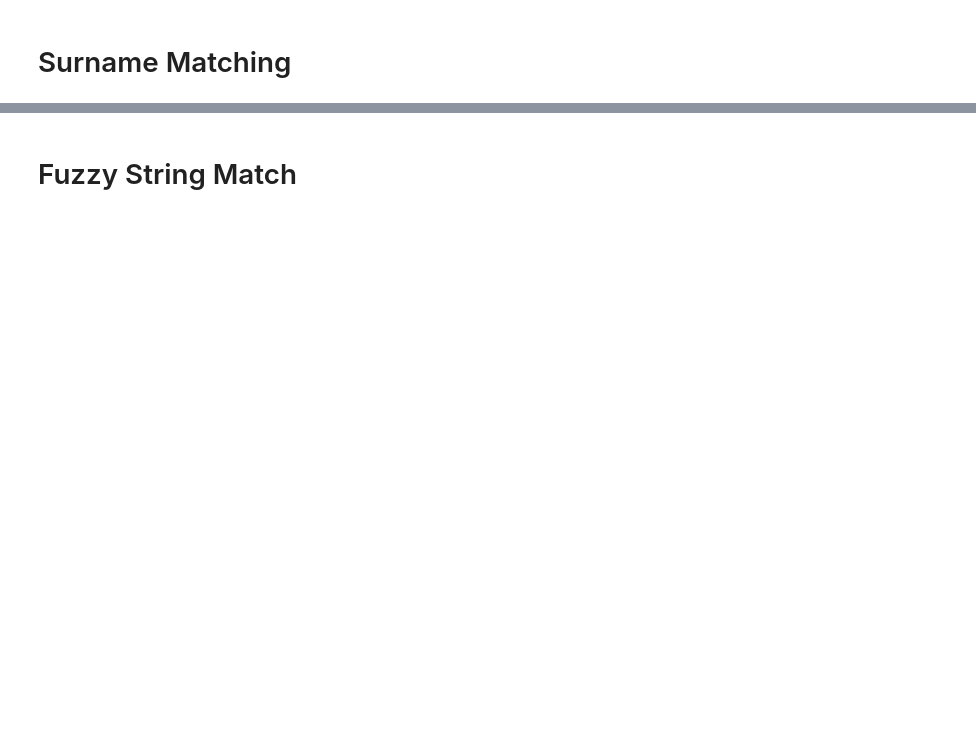
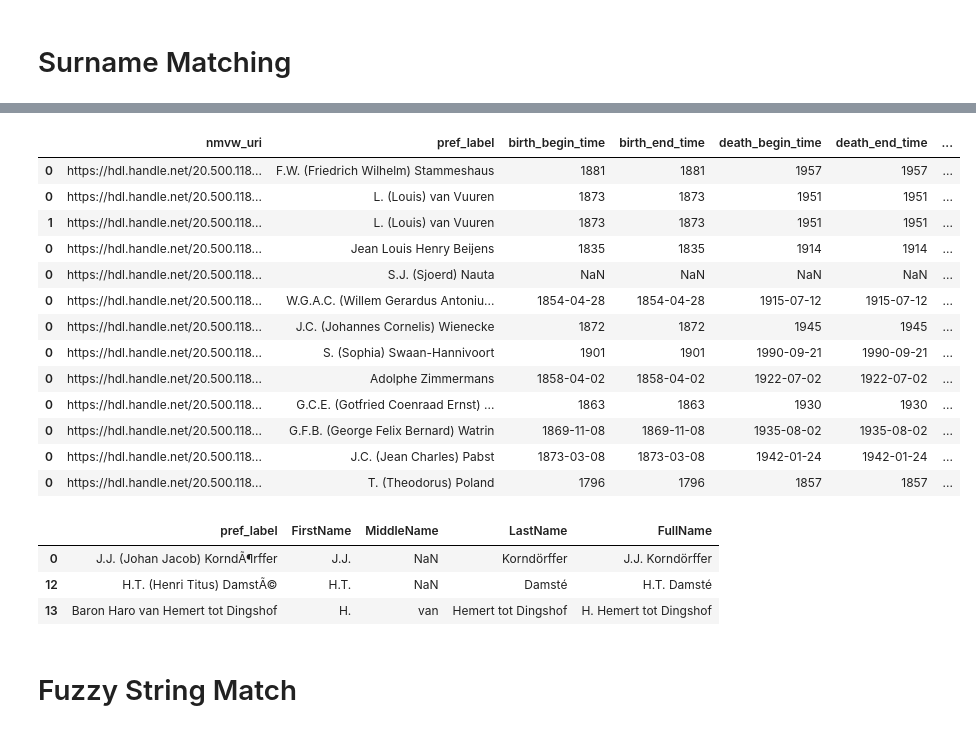
Before and after one commit to Shoilee/dh_entity_linking_v2, a Jupyter notebook: exp202/evaluation.ipynb, the cells around one changed output, grey strips where cells are left out. Cells and saved outputs as stored; diff of their text form; code cells hidden in the pictures; blank space fills up the shorter version.

```diff
--- a/exp202/evaluation.ipynb
+++ b/exp202/evaluation.ipynb
@@ -106,4 +209,36 @@ calculate_result(df, ground_truth)
 # %%
-df
+df.iloc[:, :17]
+# %% [output]
+|  | nmvw_uri | pref_label | birth_begin_time | birth_end_time | death_begin_time | death_end_time | ... |
+| 0 | https://hdl.handle.net/20.500.118... | F.W. (Friedrich Wilhelm) Stammeshaus | 1881 | 1881 | 1957 | 1957 | ... |
+| 0 | https://hdl.handle.net/20.500.118... | L. (Louis) van Vuuren | 1873 | 1873 | 1951 | 1951 | ... |
+| 1 | https://hdl.handle.net/20.500.118... | L. (Louis) van Vuuren | 1873 | 1873 | 1951 | 1951 | ... |
+| 0 | https://hdl.handle.net/20.500.118... | Jean Louis Henry Beijens | 1835 | 1835 | 1914 | 1914 | ... |
+| 0 | https://hdl.handle.net/20.500.118... | S.J. (Sjoerd) Nauta | NaN | NaN | NaN | NaN | ... |
+| 0 | https://hdl.handle.net/20.500.118... | W.G.A.C. (Willem Gerardus Antoniu... | 1854-04-28 | 1854-04-28 | 1915-07-12 | 1915-07-12 | ... |
+| 0 | https://hdl.handle.net/20.500.118... | J.C. (Johannes Cornelis) Wienecke | 1872 | 1872 | 1945 | 1945 | ... |
+| 0 | https://hdl.handle.net/20.500.118... | S. (Sophia) Swaan-Hannivoort | 1901 | 1901 | 1990-09-21 | 1990-09-21 | ... |
+| 0 | https://hdl.handle.net/20.500.118... | Adolphe Zimmermans | 1858-04-02 | 1858-04-02 | 1922-07-02 | 1922-07-02 | ... |
+| 0 | https://hdl.handle.net/20.500.118... | G.C.E. (Gotfried Coenraad Ernst) ... | 1863 | 1863 | 1930 | 1930 | ... |
+| 0 | https://hdl.handle.net/20.500.118... | G.F.B. (George Felix Bernard) Watrin | 1869-11-08 | 1869-11-08 | 1935-08-02 | 1935-08-02 | ... |
+| 0 | https://hdl.handle.net/20.500.118... | J.C. (Jean Charles) Pabst | 1873-03-08 | 1873-03-08 | 1942-01-24 | 1942-01-24 | ... |
+| 0 | https://hdl.handle.net/20.500.118... | T. (Theodorus) Poland | 1796 | 1796 | 1857 | 1857 | ... |
+# %%
+# TODO: throws error 'death_end_time' is not unique; therefore, removed it form merging. Now producing two different column out of it
+
+df_all = pandas.read_csv("ground_truth_16_expertsname.tsv", sep="\t", index_col=0)
+merged_df = df_all.merge(df.drop_duplicates(), on=['nmvw_uri', 'pref_label', 'birth_begin_time', 'birth_end_time',
+       'death_begin_time', 'ConstituentID', 'AlphaSort',
+       'NameTitle', 'Biography', 'FirstName', 'MiddleName', 'LastName',
+       'Suffix', 'FullName', 'DisplayName', 'BeginDate', 'EndDate',
+       'DisplayDate', 'Nationality', 'BeginDateISO', 'EndDateISO', 'HumanEval',
+       'Remarks'], how='outer', indicator=True)
+false_negative = merged_df[merged_df['_merge']=='left_only']
+false_negative[['pref_label', 'FirstName', 'MiddleName', 'LastName', 'FullName']]
+# %% [output]
+|  | pref_label | FirstName | MiddleName | LastName | FullName |
+| 0 | J.J. (Johan Jacob) KorndÃ¶rffer | J.J. | NaN | Korndörffer | J.J. Korndörffer |
+| 12 | H.T. (Henri Titus) DamstÃ© | H.T. | NaN | Damsté | H.T. Damsté |
+| 13 | Baron Haro van Hemert tot Dingshof | H. | van | Hemert tot Dingshof | H. Hemert tot Dingshof |
 # %% [markdown]
 # Fuzzy String Match
```
Also changed, not shown: parts of 20 cells of this notebook.
